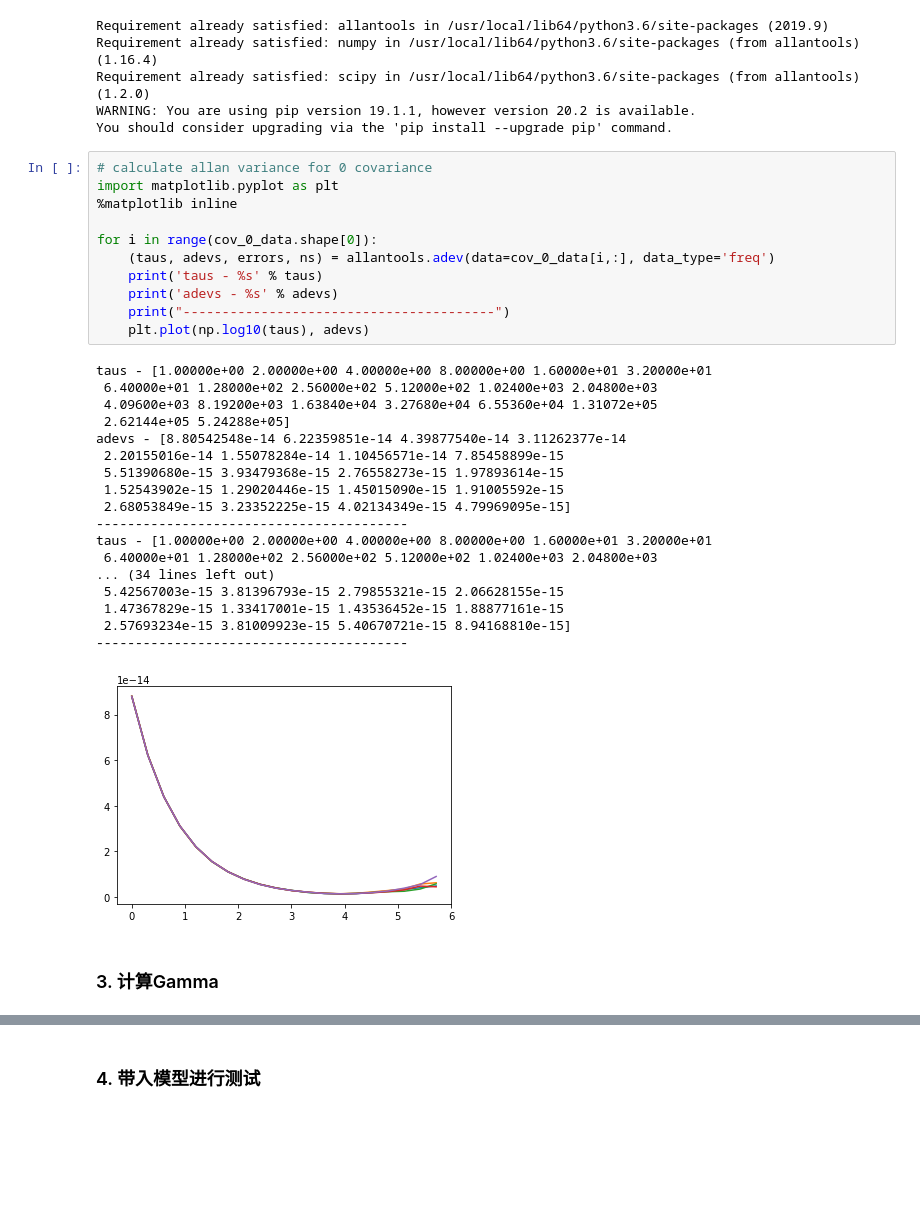
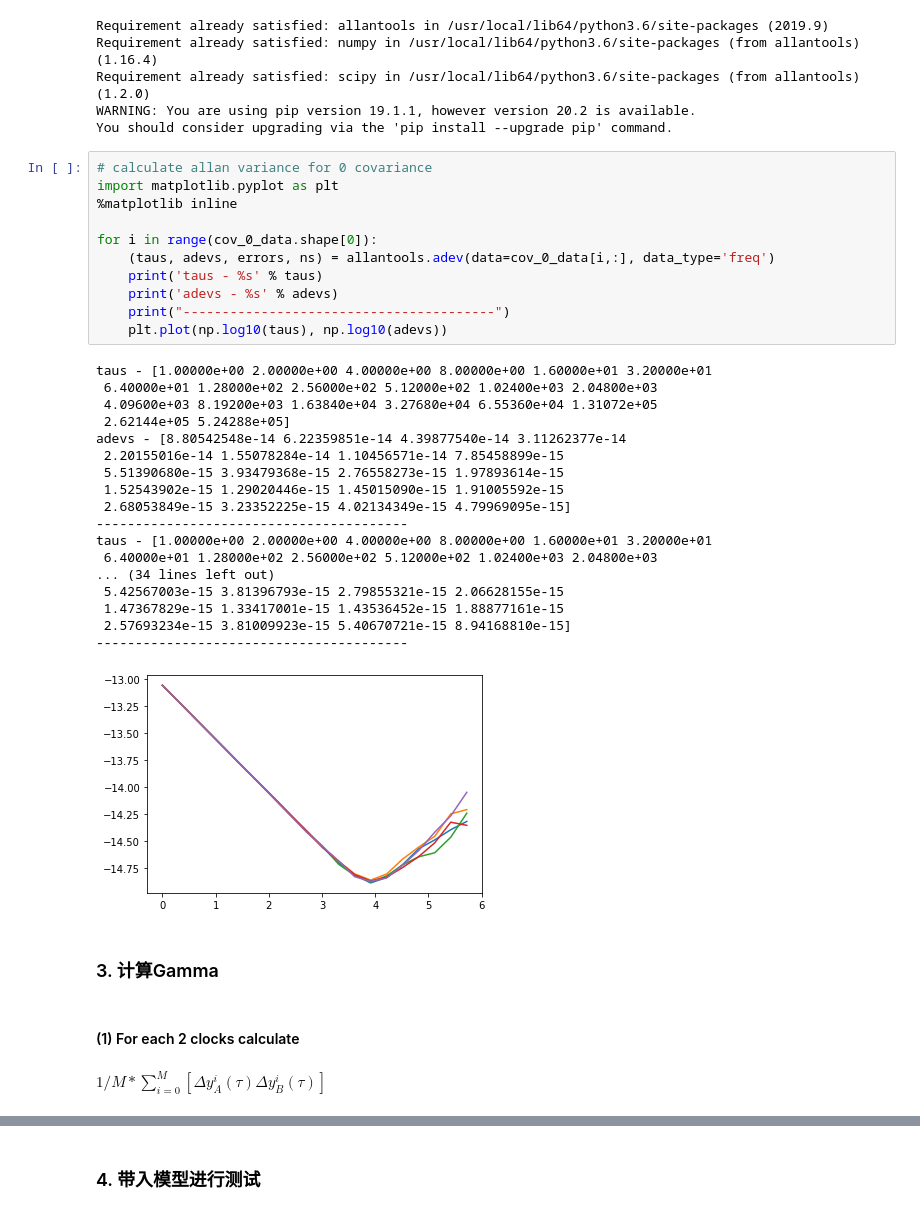
Before and after one commit to mochiliu3000/beamformer, a Jupyter notebook: Report.ipynb, the cells around one changed output, grey strips where cells are left out. Cells and saved outputs as stored; diff of their text form; blank space fills up the shorter version.

```diff
--- a/Report.ipynb
+++ b/Report.ipynb
@@ -65,32 +65,36 @@ You should consider upgrading via the 'pip install --upgrade pip' command.
 # %%
 # calculate allan variance for 0 covariance
 import matplotlib.pyplot as plt
 %matplotlib inline
 
 for i in range(cov_0_data.shape[0]):
     (taus, adevs, errors, ns) = allantools.adev(data=cov_0_data[i,:], data_type='freq')
     print('taus - %s' % taus)
     print('adevs - %s' % adevs)
     print("----------------------------------------")
-    plt.plot(np.log10(taus), adevs)
+    plt.plot(np.log10(taus), np.log10(adevs))
 # %% [output]
 taus - [1.00000e+00 2.00000e+00 4.00000e+00 8.00000e+00 1.60000e+01 3.20000e+01
  6.40000e+01 1.28000e+02 2.56000e+02 5.12000e+02 1.02400e+03 2.04800e+03
  4.09600e+03 8.19200e+03 1.63840e+04 3.27680e+04 6.55360e+04 1.31072e+05
  2.62144e+05 5.24288e+05]
 adevs - [8.80542548e-14 6.22359851e-14 4.39877540e-14 3.11262377e-14
  2.20155016e-14 1.55078284e-14 1.10456571e-14 7.85458899e-15
  5.51390680e-15 3.93479368e-15 2.76558273e-15 1.97893614e-15
  1.52543902e-15 1.29020446e-15 1.45015090e-15 1.91005592e-15
  2.68053849e-15 3.23352225e-15 4.02134349e-15 4.79969095e-15]
 ----------------------------------------
 taus - [1.00000e+00 2.00000e+00 4.00000e+00 8.00000e+00 1.60000e+01 3.20000e+01
  6.40000e+01 1.28000e+02 2.56000e+02 5.12000e+02 1.02400e+03 2.04800e+03
 ... (34 lines left out)
  5.42567003e-15 3.81396793e-15 2.79855321e-15 2.06628155e-15
  1.47367829e-15 1.33417001e-15 1.43536452e-15 1.88877161e-15
  2.57693234e-15 3.81009923e-15 5.40670721e-15 8.94168810e-15]
 ----------------------------------------
-[figure, old version]
+[figure, new version]
 # %% [markdown]
 ### 3. 计算Gamma
+# %% [markdown]
+#### (1) For each 2 clocks calculate
+# %% [markdown]
+$ 1/M * \sum_{i=0}^{M}[\Delta y_{A}^{i}(\tau)\Delta y_{B}^{i}(\tau)] $
```
Also changed, not shown: parts of 15 cells of this notebook.
